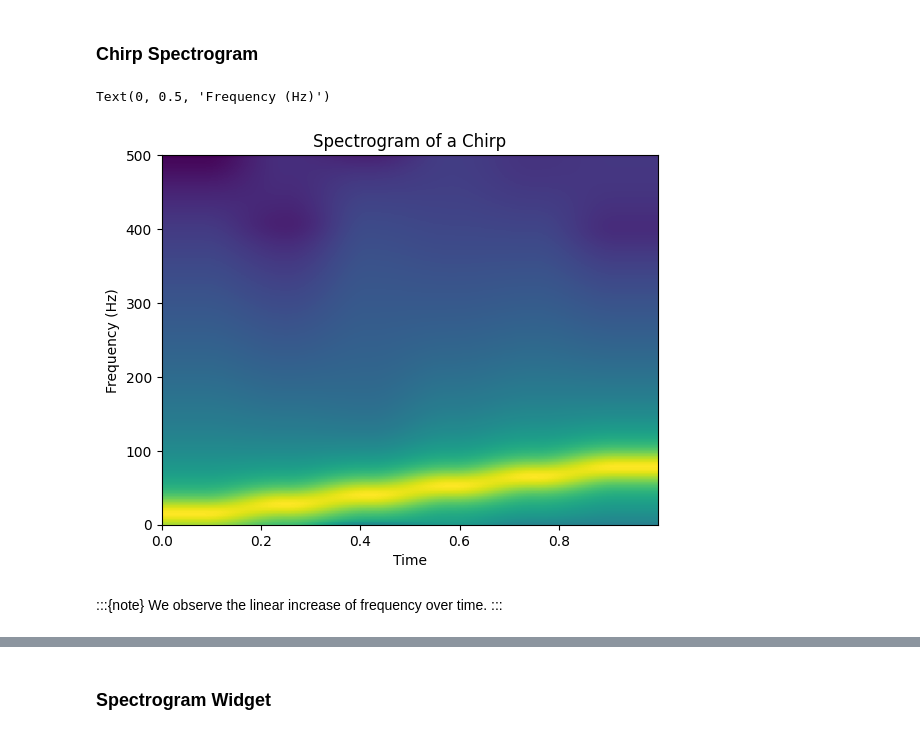
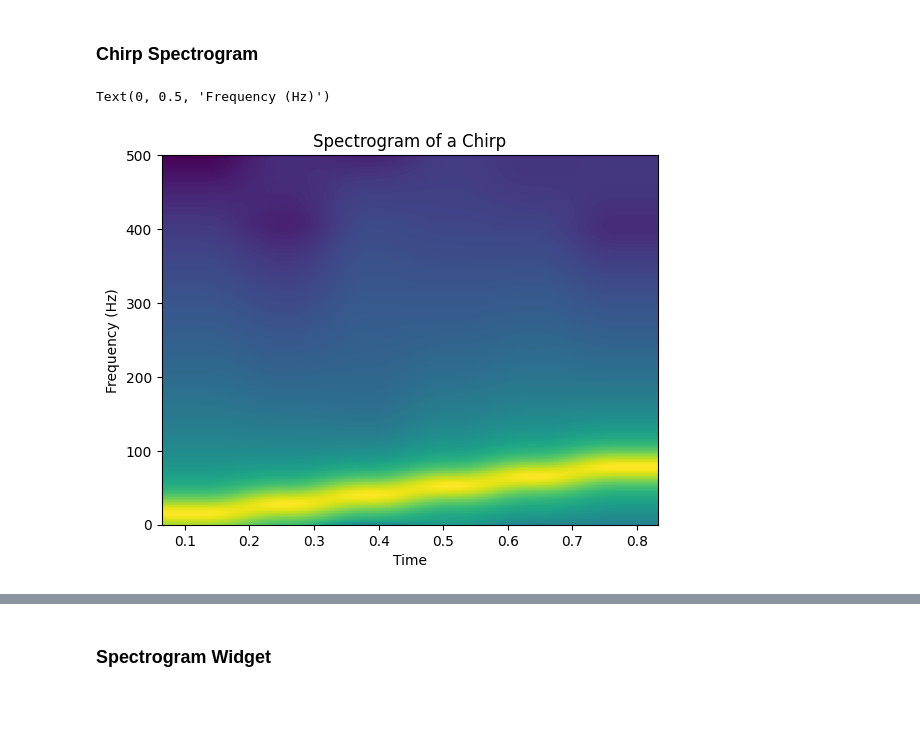
Before and after one commit to BOAT-ocean-acoustics/fundamentals, a Jupyter notebook: boat_tutorials/primers/signal_processing_04_time_freq.ipynb, the cells around one changed output, grey strips where cells are left out. Cells and saved outputs as stored; diff of their text form; code cells hidden in the pictures; blank space fills up the shorter version.

```diff
--- a/boat_tutorials/primers/signal_processing_04_time_freq.ipynb
+++ b/boat_tutorials/primers/signal_processing_04_time_freq.ipynb
@@ -135,14 +130,11 @@ Since the frequency is constant we observe a horizontal bar at 100Hz.
 # %% [markdown]
 ### Chirp Spectrogram
 # %%
-s, s_freq, s_t, im = plt.specgram(chirp, NFFT=256, Fs = N, xextent=[time[0],time[-1]])
+s, s_freq, s_t, im = plt.specgram(chirp, NFFT=256, Fs = N)#, interpolation='none')
 plt.title("Spectrogram of a Chirp")
 plt.xlabel("Time")
 plt.ylabel("Frequency (Hz)")
+# plt.xticks(s_t)
 # %% [output]
 Text(0, 0.5, 'Frequency (Hz)')
-[figure, old version]
+[figure, new version]
-# %% [markdown]
-:::{note}
-We observe the linear increase of frequency over time.
-:::
```
Also changed, not shown: parts of 19 cells of this notebook.
